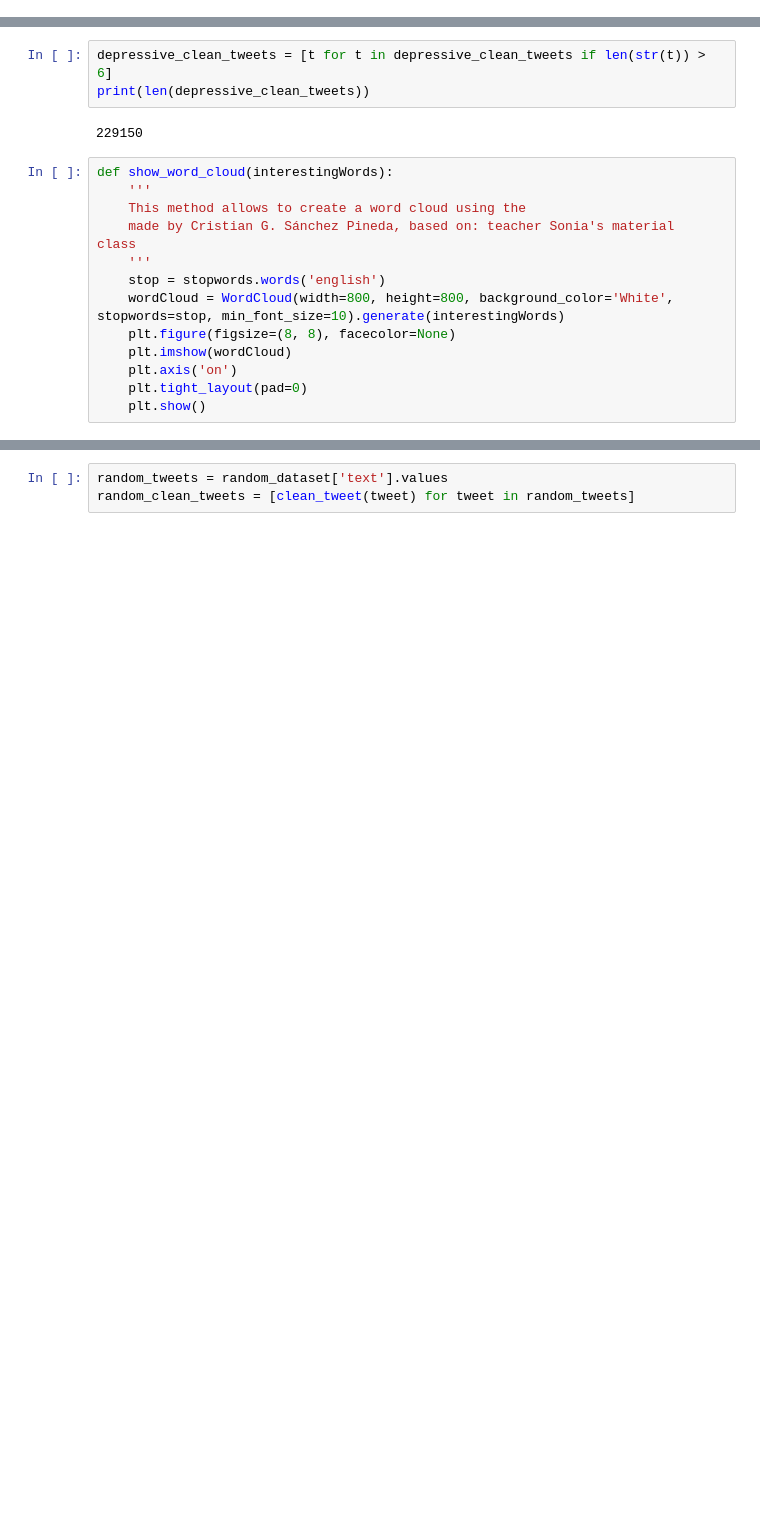
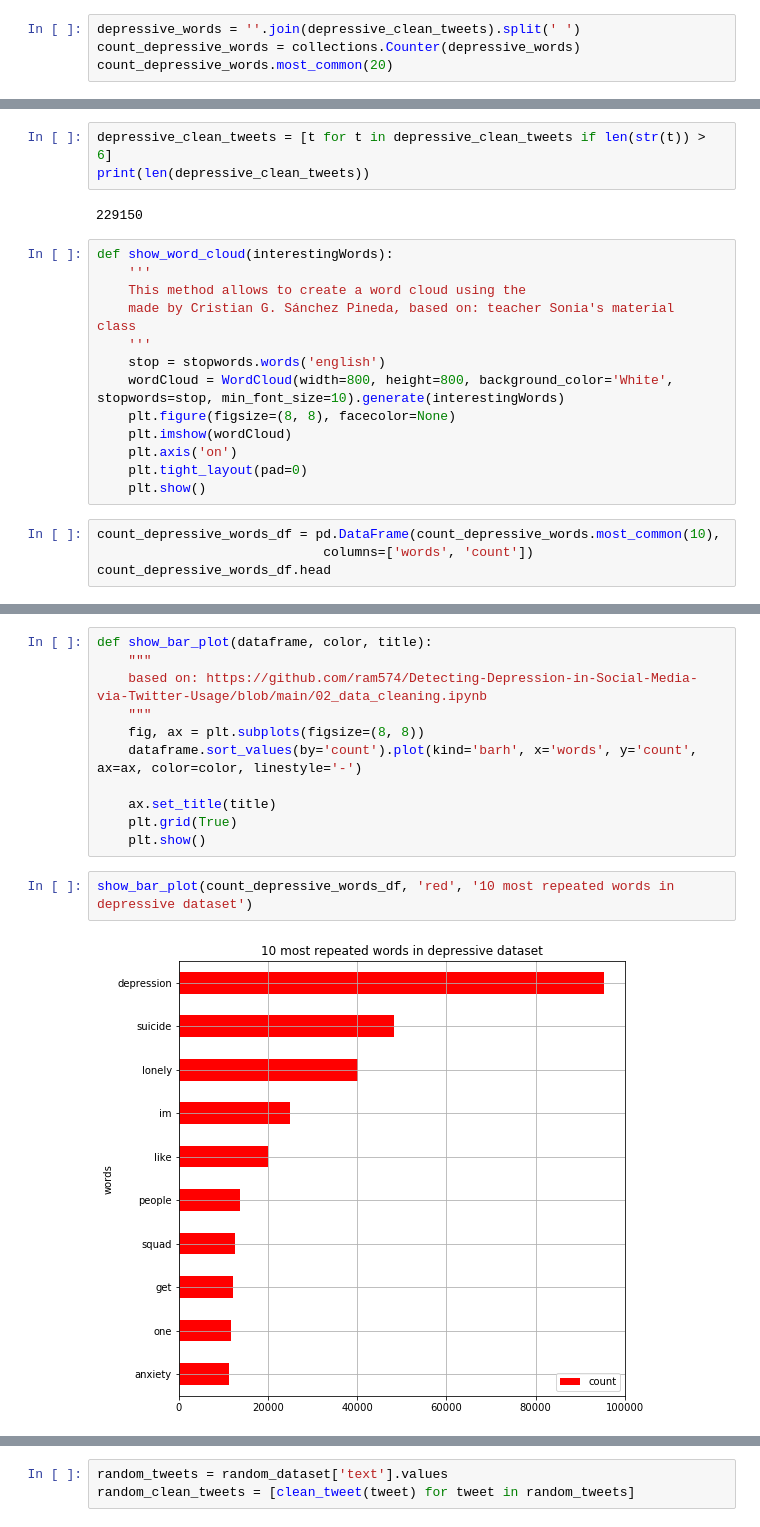
Before and after one commit to crisywini/sentiment-analysis-report, a Jupyter notebook: descriptive-analysis.ipynb, the cells around one changed output, grey strips where cells are left out. Drawn from its saved outputs; the diff is of its cells as text; blank space fills up the shorter version.

```diff
--- a/descriptive-analysis.ipynb
+++ b/descriptive-analysis.ipynb
@@ -115,3 +131,7 @@ def remove_stop_words_tweet(tweet):
 #all depressive words
 depressive_tweets = depressive_dataset['clean_tweet'].values
 depressive_clean_tweets = [clean_tweet(tweet) for tweet in depressive_tweets]
+# %%
+depressive_words = ''.join(depressive_clean_tweets).split(' ')
+count_depressive_words = collections.Counter(depressive_words)
+count_depressive_words.most_common(20)
@@ -133,3 +174,7 @@ def show_word_cloud(interestingWords):
     plt.axis('on')
     plt.tight_layout(pad=0)
     plt.show()
+# %%
+count_depressive_words_df = pd.DataFrame(count_depressive_words.most_common(10),
+                             columns=['words', 'count'])
+count_depressive_words_df.head
@@ -135,0 +193,15 @@ def show_word_cloud(interestingWords):
+# %%
+def show_bar_plot(dataframe, color, title):
+    """
+    based on: https://github.com/ram574/Detecting-Depression-in-Social-Media-via-Twitter-Usage/blob/main/02_data_cleaning.ipynb
+    """
+    fig, ax = plt.subplots(figsize=(8, 8))
+    dataframe.sort_values(by='count').plot(kind='barh', x='words', y='count', ax=ax, color=color, linestyle='-')
+
+    ax.set_title(title)
+    plt.grid(True)
+    plt.show()
+# %%
+show_bar_plot(count_depressive_words_df, 'red', '10 most repeated words in depressive dataset')
+# %% [output]
+[figure, added]
```
Also changed, not shown: parts of 18 cells of this notebook, 1 other file.
